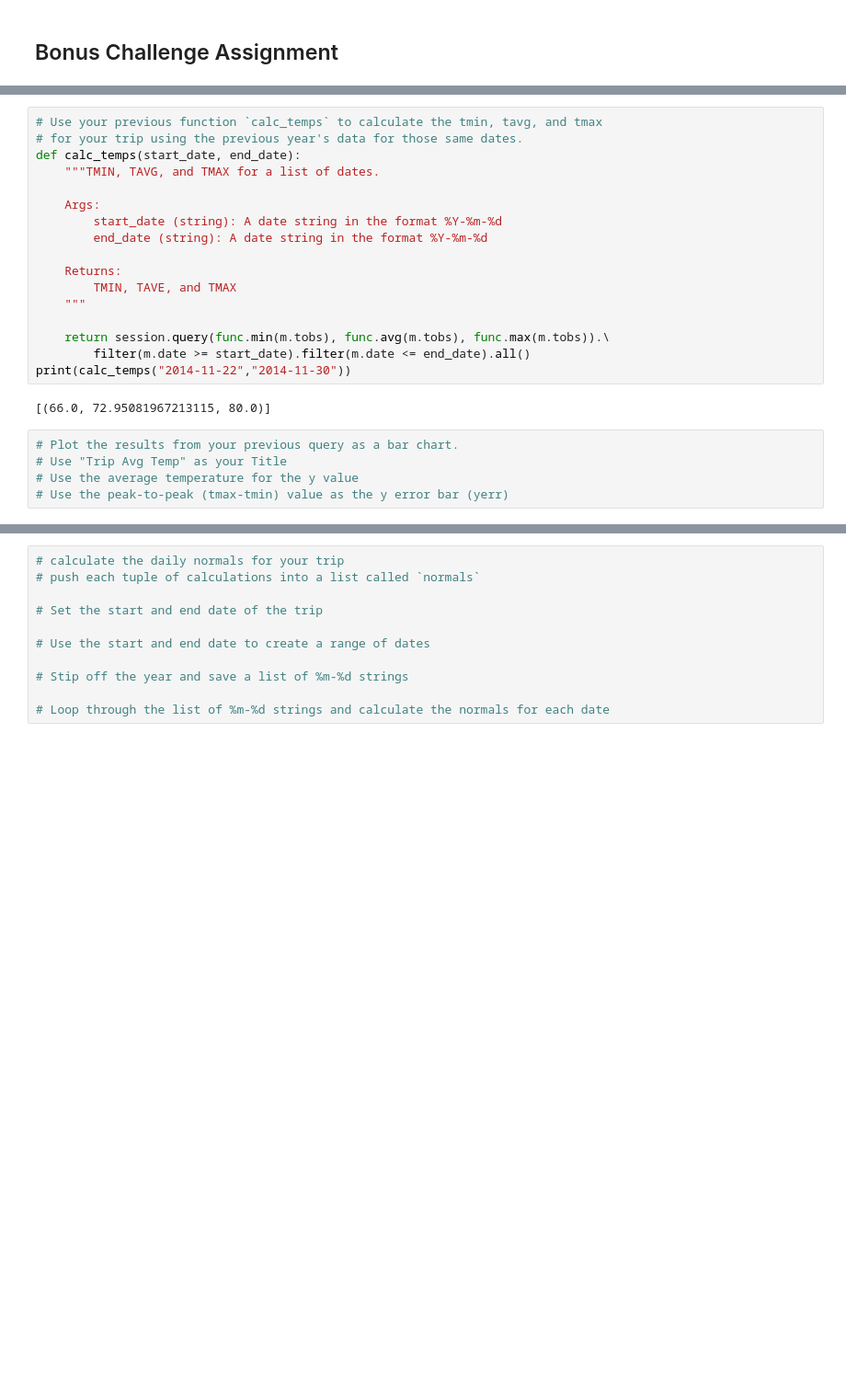
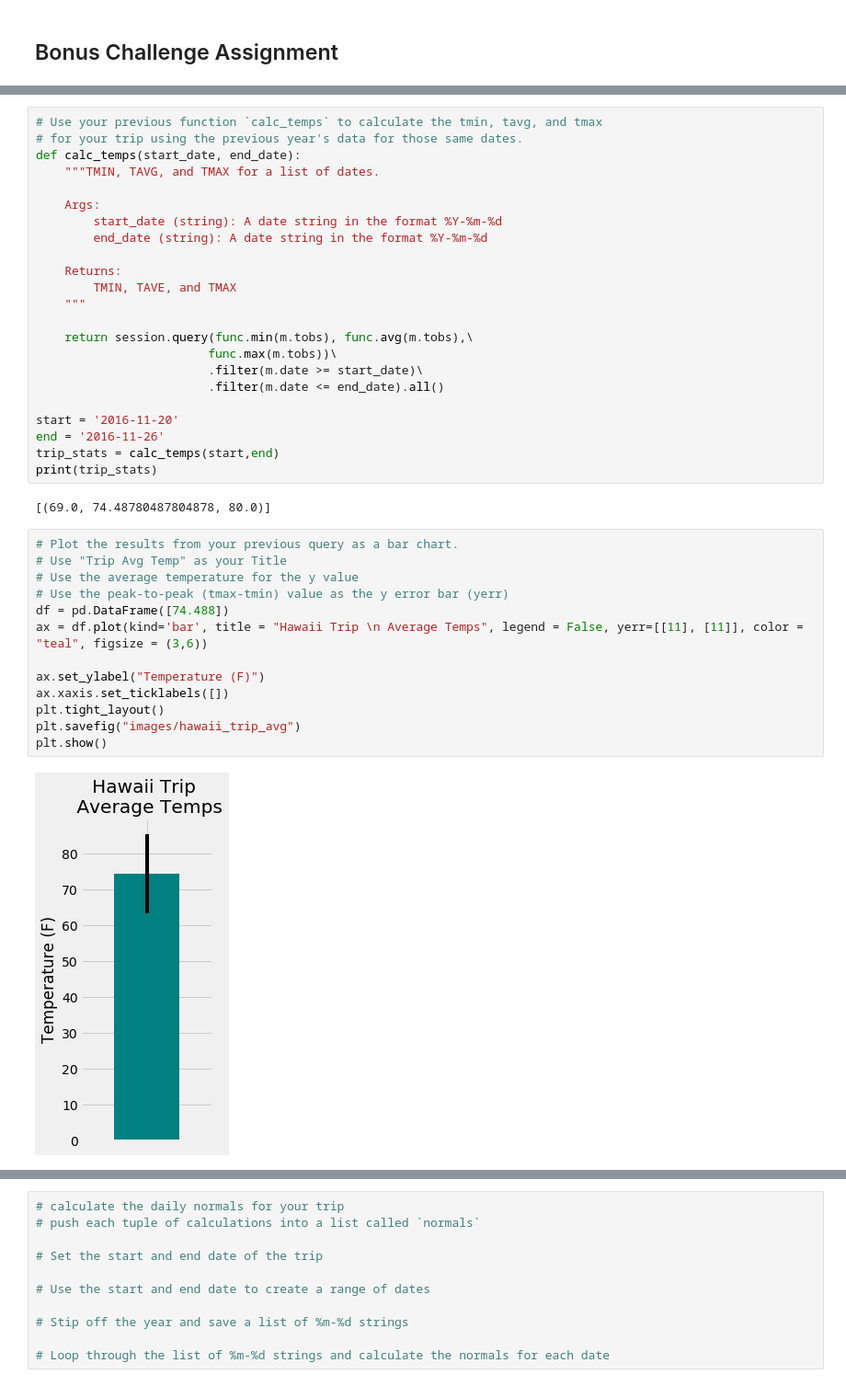
Before and after one commit to lilstarhunter/sqlalchemy-challenge, a Jupyter notebook: climate_starter.ipynb, the cells around one changed output, grey strips where cells are left out. Shown at 92% size. Cells and saved outputs as stored; diff of their text form; blank space fills up the shorter version.

Commit message:
updated bonus for trip summary stats, image, and prcp table

```diff
--- a/climate_starter.ipynb
+++ b/climate_starter.ipynb
@@ -306,16 +295,32 @@ def calc_temps(start_date, end_date):
         TMIN, TAVE, and TMAX
     """
 
-    return session.query(func.min(m.tobs), func.avg(m.tobs), func.max(m.tobs)).\
-        filter(m.date >= start_date).filter(m.date <= end_date).all()
-print(calc_temps("2014-11-22","2014-11-30"))
+    return session.query(func.min(m.tobs), func.avg(m.tobs),\
+                        func.max(m.tobs))\
+                        .filter(m.date >= start_date)\
+                        .filter(m.date <= end_date).all()
+
+start = '2016-11-20'
+end = '2016-11-26'
+trip_stats = calc_temps(start,end)
+print(trip_stats)
 # %% [output]
-[(66.0, 72.95081967213115, 80.0)]
+[(69.0, 74.48780487804878, 80.0)]
 # %%
 # Plot the results from your previous query as a bar chart.
 # Use "Trip Avg Temp" as your Title
 # Use the average temperature for the y value
 # Use the peak-to-peak (tmax-tmin) value as the y error bar (yerr)
+df = pd.DataFrame([74.488])
+ax = df.plot(kind='bar', title = "Hawaii Trip \n Average Temps", legend = False, yerr=[[11], [11]], color = "teal", figsize = (3,6))
+
+ax.set_ylabel("Temperature (F)")
+ax.xaxis.set_ticklabels([])
+plt.tight_layout()
+plt.savefig("images/hawaii_trip_avg")
+plt.show()
+# %% [output]
+[figure, added]
 # %%
 # Calculate the total amount of rainfall per weather station for your trip dates using the previous year's matching dates.
 # Sort this in descending order by precipitation amount and list the station, name, latitude, longitude, and elevation
```
Also changed, not shown: parts of 9 cells of this notebook.
